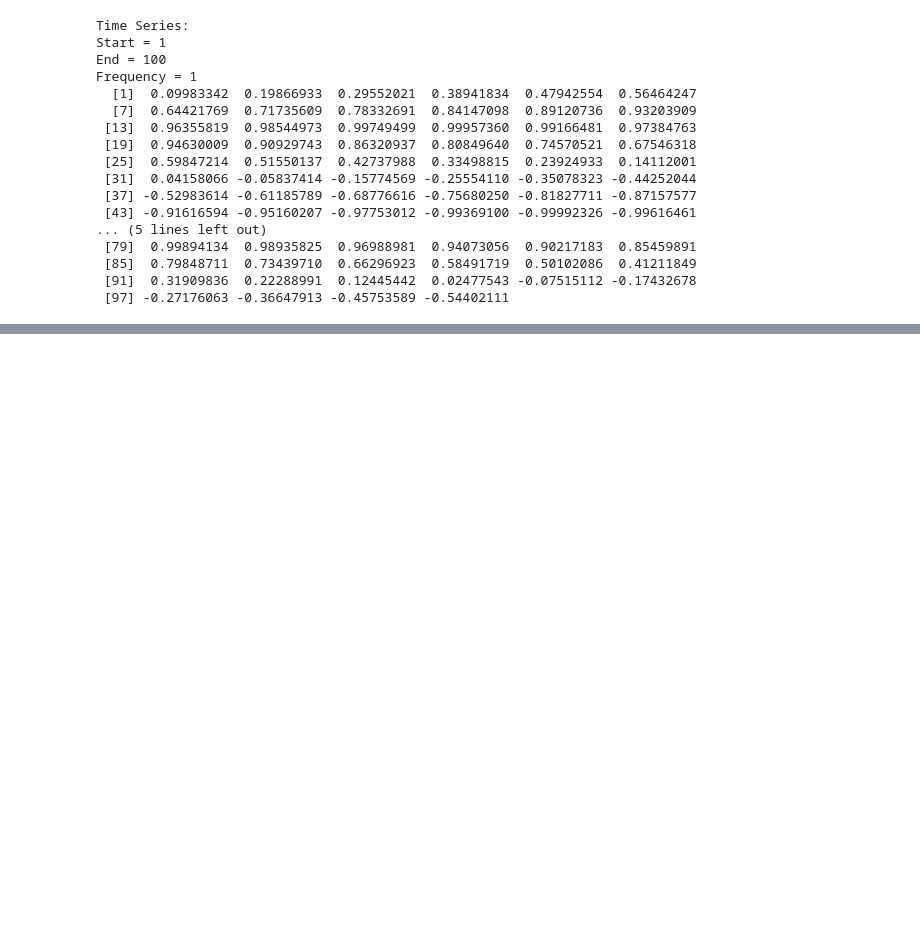
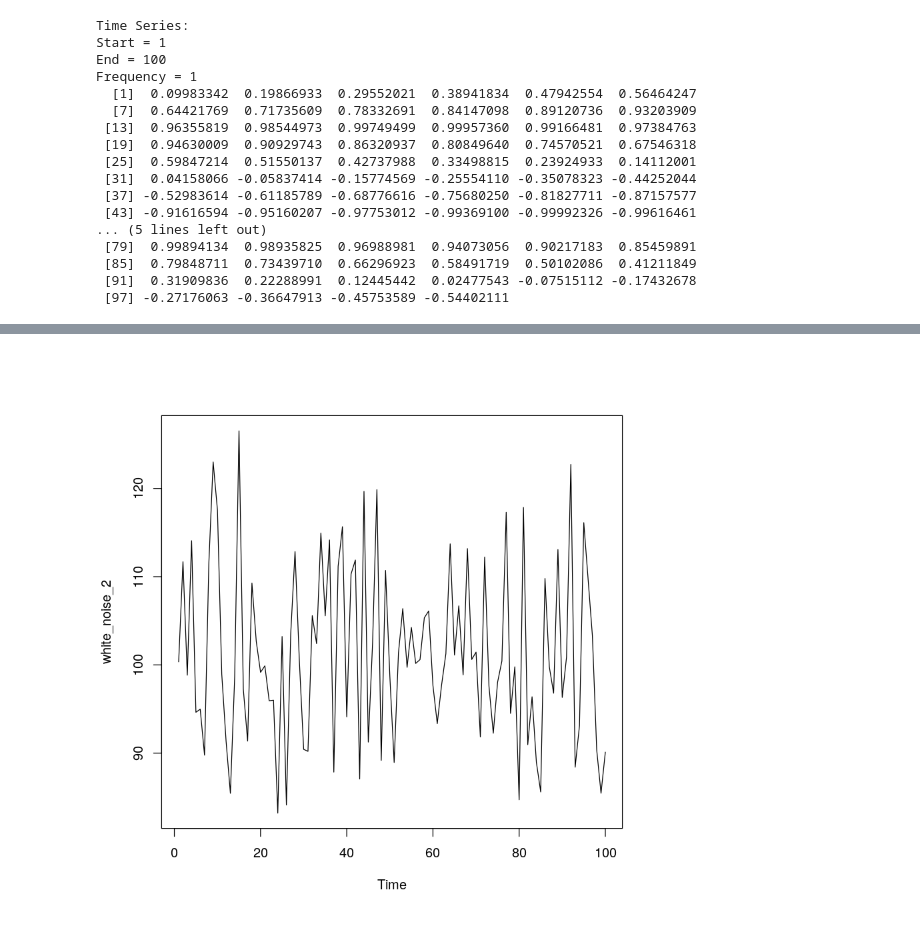
Before and after one commit to denglert/R-sandbox, a Jupyter notebook: datacamp/Time_series/chapter2.ipynb, the cells around one changed output, grey strips where cells are left out. Drawn from its saved outputs; the diff is of its cells as text; code cells hidden in the pictures; blank space fills up the shorter version.

```diff
--- a/datacamp/Time_series/chapter2.ipynb
+++ b/datacamp/Time_series/chapter2.ipynb
@@ -58,0 +97,6 @@ Frequency = 1
+# %%
+white_noise_2 <- arima.sim(model = list(order = c(0, 0, 0)), mean=100, sd=10, n = 100)
+# %%
+ts.plot(white_noise_2)
+# %% [output]
+[figure, added]
```
Also changed, not shown: parts of 5 cells of this notebook.
